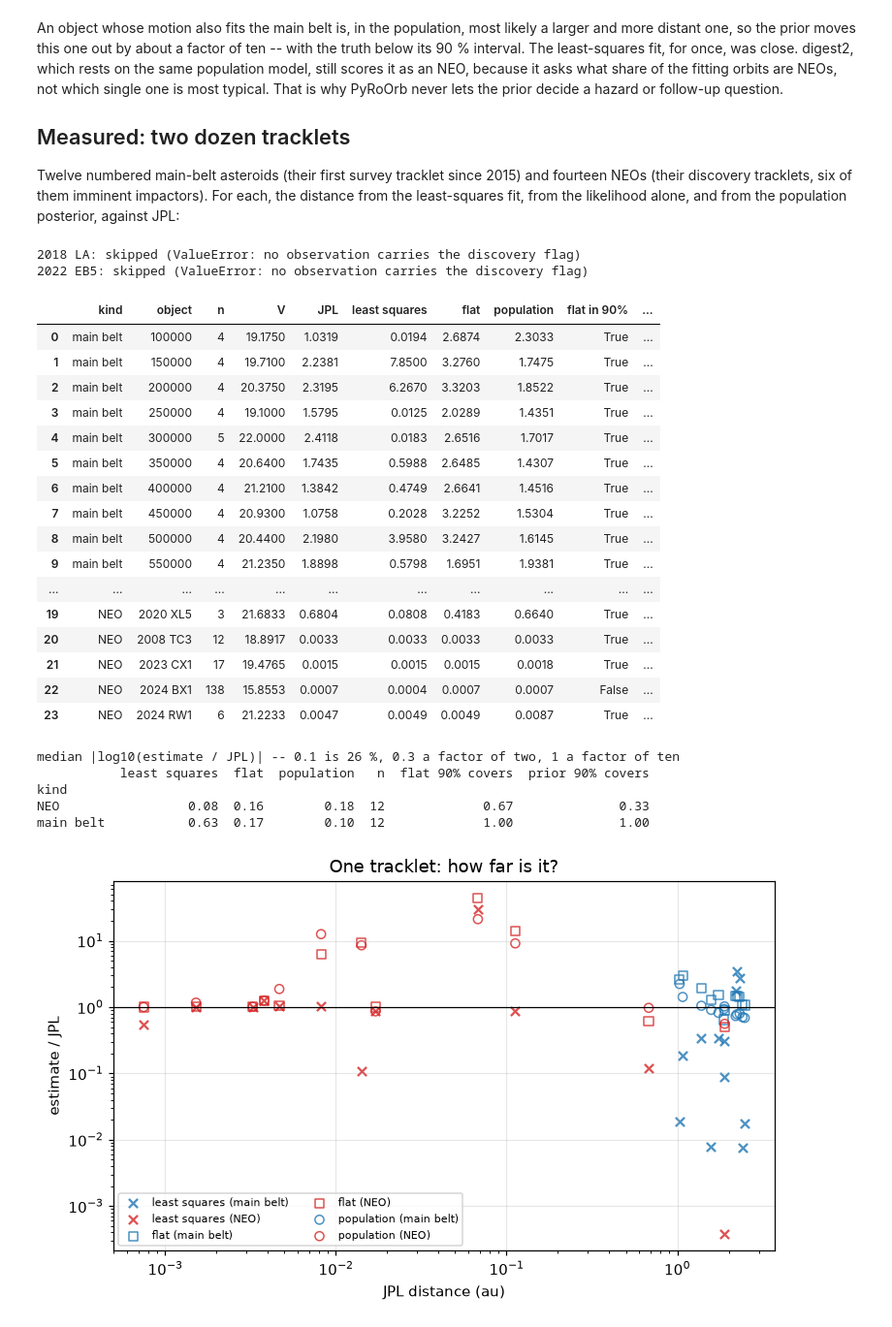
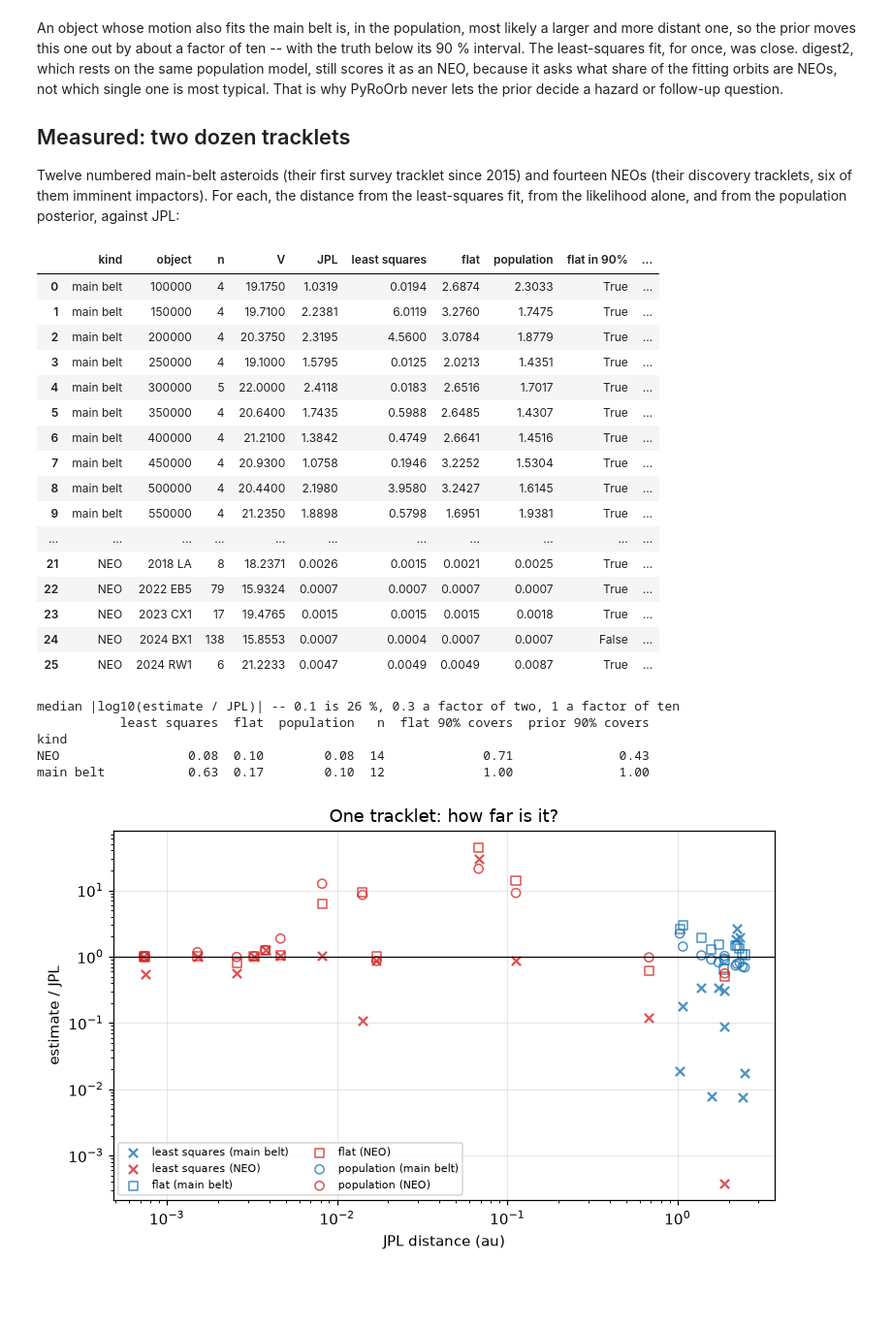
Before and after one commit to petervanwylen/PyRoOrb, a Jupyter notebook: notebooks/10_population_prior_short_arc.ipynb, the cells around one changed output. Shown at 97% size. Cells and saved outputs as stored; diff of their text form; code cells hidden in the pictures; blank space fills up the shorter version.

```diff
--- a/notebooks/10_population_prior_short_arc.ipynb
+++ b/notebooks/10_population_prior_short_arc.ipynb
@@ -55,9 +55,11 @@ def first_tracklet(obs, since="2015-01-01", min_n=4):
     return None
 
 def discovery_tracklet(obs):
-    d = next((o for o in obs if o.get("discovery")), None)
-    if d is None:
-        raise ValueError("no observation carries the discovery flag")
+    # the MPC marks the discovery observation; where no record carries the mark (2018 LA and
+    # 2022 EB5 below), the earliest observation stands in for it
+    optical = obs.select(radar=False)
+    d = (next((o for o in optical if o.get("discovery")), None)
+         or min(optical, key=lambda o: o["jd_utc"]))
     return obs.select(d["jd_utc"] - 4 / 24, d["jd_utc"] + 4 / 24, stations=[d["obscode"]],
                       radar=False)
 
@@ -67,8 +69,14 @@ def horizons_distance(desig, jd_utc, site):
     q = {"format": "json", "COMMAND": cmd, "EPHEM_TYPE": "OBSERVER", "CENTER": f"'{site}@399'",
          "TLIST": f"'{jd_utc}'", "TLIST_TYPE": "JD", "TIME_TYPE": "UT", "QUANTITIES": "'20'",
          "OBJ_DATA": "NO", "CSV_FORMAT": "YES"}
-    res = json.load(urllib.request.urlopen(
-        "https://ssd.jpl.nasa.gov/api/horizons.api?" + urllib.parse.urlencode(q), timeout=60))["result"]
+    url = "https://ssd.jpl.nasa.gov/api/horizons.api?" + urllib.parse.urlencode(q)
+    for attempt in range(3):                      # a slow handshake now and then: try again
+        try:
+            res = json.load(urllib.request.urlopen(url, timeout=60))["result"]
+            break
+        except OSError:
+            if attempt == 2:
+                raise
     row = res.split("$$SOE")[1].split("$$EOE")[0].strip().splitlines()[0].split(",")
     return float([x for x in row if x.strip()][-2])
 # %% [markdown]
@@ -214,52 +222,50 @@ for kind, names in (("main belt", MBA), ("NEO", NEO)):
 table = pd.DataFrame(rows)
 table.round(4)
 # %% [output]
-2018 LA: skipped (ValueError: no observation carries the discovery flag)
-2022 EB5: skipped (ValueError: no observation carries the discovery flag)
 |  | kind | object | n | V | JPL | least squares | flat | population | flat in 90% | ... |
 | 0 | main belt | 100000 | 4 | 19.1750 | 1.0319 | 0.0194 | 2.6874 | 2.3033 | True | ... |
-| 1 | main belt | 150000 | 4 | 19.7100 | 2.2381 | 7.8500 | 3.2760 | 1.7475 | True | ... |
-| 2 | main belt | 200000 | 4 | 20.3750 | 2.3195 | 6.2670 | 3.3203 | 1.8522 | True | ... |
-| 3 | main belt | 250000 | 4 | 19.1000 | 1.5795 | 0.0125 | 2.0289 | 1.4351 | True | ... |
+| 1 | main belt | 150000 | 4 | 19.7100 | 2.2381 | 6.0119 | 3.2760 | 1.7475 | True | ... |
+| 2 | main belt | 200000 | 4 | 20.3750 | 2.3195 | 4.5600 | 3.0784 | 1.8779 | True | ... |
+| 3 | main belt | 250000 | 4 | 19.1000 | 1.5795 | 0.0125 | 2.0213 | 1.4351 | True | ... |
 | 4 | main belt | 300000 | 5 | 22.0000 | 2.4118 | 0.0183 | 2.6516 | 1.7017 | True | ... |
 | 5 | main belt | 350000 | 4 | 20.6400 | 1.7435 | 0.5988 | 2.6485 | 1.4307 | True | ... |
 | 6 | main belt | 400000 | 4 | 21.2100 | 1.3842 | 0.4749 | 2.6641 | 1.4516 | True | ... |
-| 7 | main belt | 450000 | 4 | 20.9300 | 1.0758 | 0.2028 | 3.2252 | 1.5304 | True | ... |
+| 7 | main belt | 450000 | 4 | 20.9300 | 1.0758 | 0.1946 | 3.2252 | 1.5304 | True | ... |
 | 8 | main belt | 500000 | 4 | 20.4400 | 2.1980 | 3.9580 | 3.2427 | 1.6145 | True | ... |
 | 9 | main belt | 550000 | 4 | 21.2350 | 1.8898 | 0.5798 | 1.6951 | 1.9381 | True | ... |
 | ... | ... | ... | ... | ... | ... | ... | ... | ... | ... | ... |
-| 19 | NEO | 2020 XL5 | 3 | 21.6833 | 0.6804 | 0.0808 | 0.4183 | 0.6640 | True | ... |
-| 20 | NEO | 2008 TC3 | 12 | 18.8917 | 0.0033 | 0.0033 | 0.0033 | 0.0033 | True | ... |
-| 21 | NEO | 2023 CX1 | 17 | 19.4765 | 0.0015 | 0.0015 | 0.0015 | 0.0018 | True | ... |
-| 22 | NEO | 2024 BX1 | 138 | 15.8553 | 0.0007 | 0.0004 | 0.0007 | 0.0007 | False | ... |
-| 23 | NEO | 2024 RW1 | 6 | 21.2233 | 0.0047 | 0.0049 | 0.0049 | 0.0087 | True | ... |
+| 21 | NEO | 2018 LA | 8 | 18.2371 | 0.0026 | 0.0015 | 0.0021 | 0.0025 | True | ... |
+| 22 | NEO | 2022 EB5 | 79 | 15.9324 | 0.0007 | 0.0007 | 0.0007 | 0.0007 | True | ... |
+| 23 | NEO | 2023 CX1 | 17 | 19.4765 | 0.0015 | 0.0015 | 0.0015 | 0.0018 | True | ... |
+| 24 | NEO | 2024 BX1 | 138 | 15.8553 | 0.0007 | 0.0004 | 0.0007 | 0.0007 | False | ... |
+| 25 | NEO | 2024 RW1 | 6 | 21.2233 | 0.0047 | 0.0049 | 0.0049 | 0.0087 | True | ... |
 # %%
 est = ["least squares", "flat", "population"]
 err = table[est].div(table["JPL"], axis=0).apply(np.log10).abs()
 summary = err.groupby(table["kind"]).median().round(2)
 summary["n"] = table.groupby("kind").size()
 summary["flat 90% covers"] = table.groupby("kind")["flat in 90%"].mean().round(2)
 summary["prior 90% covers"] = table.groupby("kind")["prior in 90%"].mean().round(2)
 print("median |log10(estimate / JPL)| -- 0.1 is 26 %, 0.3 a factor of two, 1 a factor of ten")
 print(summary.to_string())
 
 fig, ax = plt.subplots()
 for k, (name, m) in enumerate(zip(est, ("x", "s", "o"))):
     for kind, c in (("main belt", "C0"), ("NEO", "C3")):
         sel = table["kind"] == kind
+        style = {"color": c} if m == "x" else {"facecolors": "none", "edgecolors": c}
         ax.scatter(table.loc[sel, "JPL"], table.loc[sel, name] / table.loc[sel, "JPL"], marker=m,
-                   facecolors="none" if m != "x" else c, edgecolors=c, color=c,
-                   label=f"{name} ({kind})", alpha=0.8)
+                   label=f"{name} ({kind})", alpha=0.8, **style)
 ax.set(xscale="log", yscale="log", xlabel="JPL distance (au)", ylabel="estimate / JPL",
        title="One tracklet: how far is it?")
 ax.axhline(1, color="k", lw=0.8); ax.legend(fontsize=7, ncol=2); plt.show()
 # %% [output]
 median |log10(estimate / JPL)| -- 0.1 is 26 %, 0.3 a factor of two, 1 a factor of ten
            least squares  flat  population   n  flat 90% covers  prior 90% covers
 kind
-NEO                 0.08  0.16        0.18  12             0.67              0.33
+NEO                 0.08  0.10        0.08  14             0.71              0.43
 main belt           0.63  0.17        0.10  12             1.00              1.00
-[figure, old version]
+[figure, new version]
 # %% [markdown]
 ## What the measurement says
 
```
Also changed, not shown: parts of 2 cells of this notebook, 7 other files.
